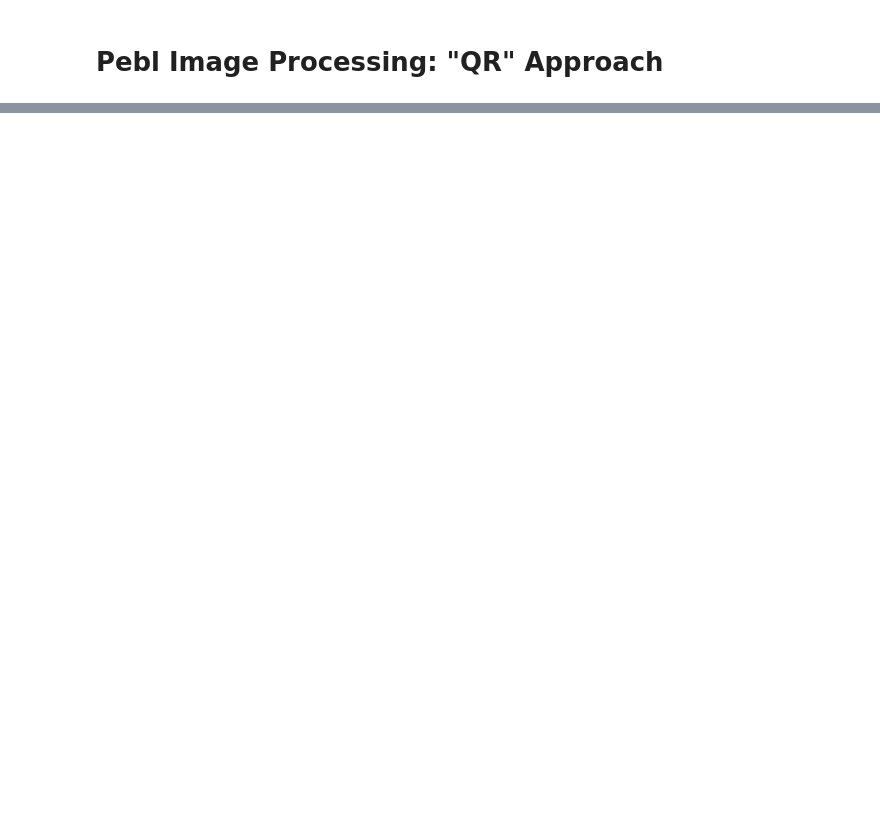
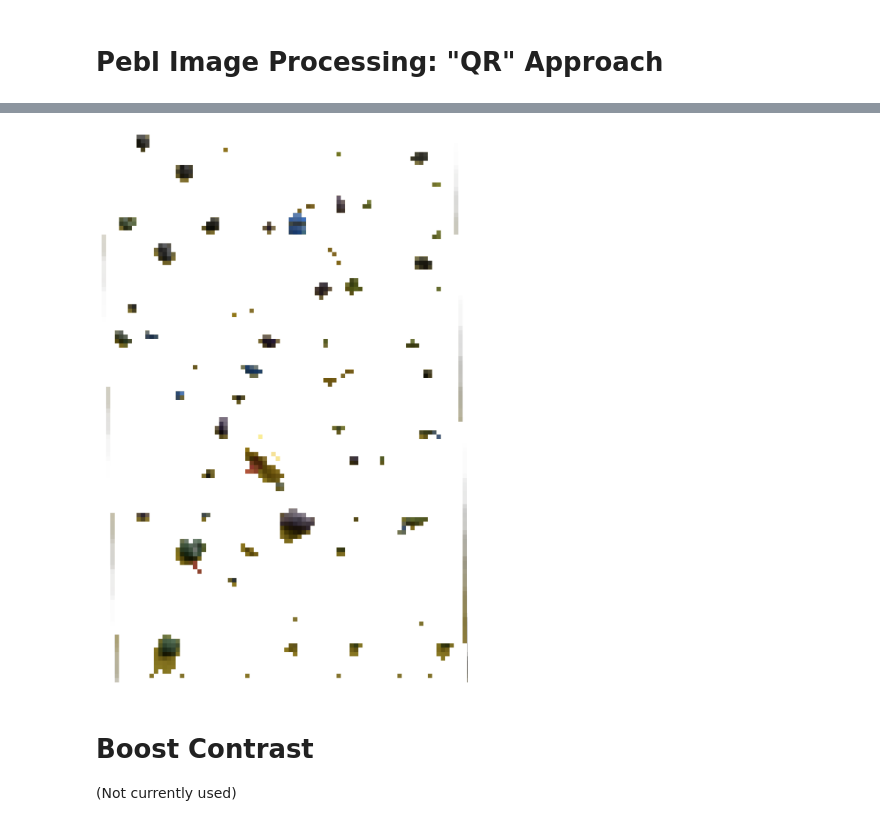
Before and after one commit to JustinLin905/pebl-image-processing, a Jupyter notebook: preprocessing.ipynb, the cells around one changed output, grey strips where cells are left out. Saved outputs shown, nothing was run; the diff lists cells and outputs as text; code cells hidden in the pictures; blank space fills up the shorter version.

```diff
--- a/preprocessing.ipynb
+++ b/preprocessing.ipynb
@@ -17,0 +120,8 @@ plt.show()
+# %%
+stripped_image = strip_background(smoothed_image, kernel_size=32, tolerance=0.38)
+render_image(stripped_image)
+# %% [output]
+[figure, added]
+# %% [markdown]
+# Boost Contrast
+(Not currently used)
```
Also changed, not shown: parts of 12 cells of this notebook, 2 other files.
